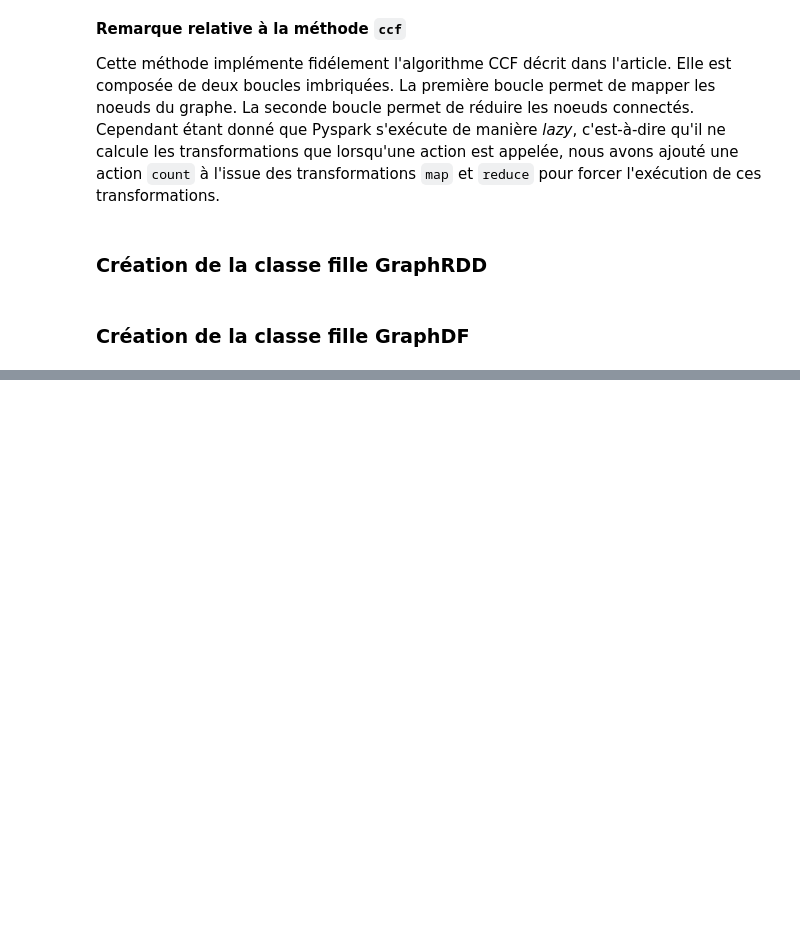
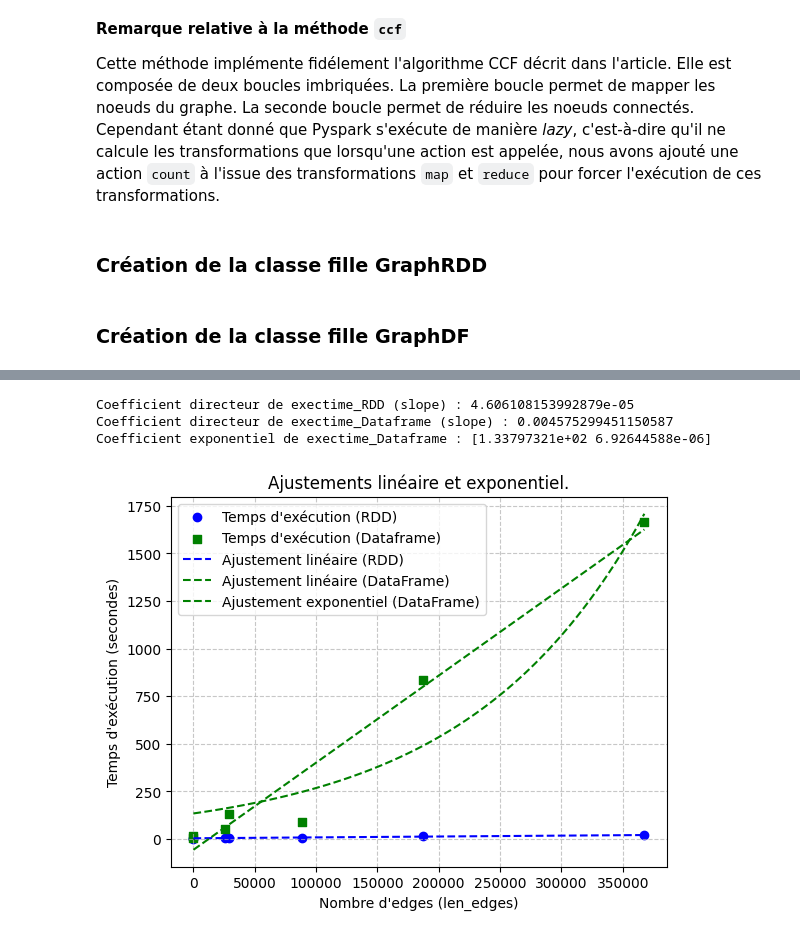
Before and after one commit to auduvignac/CCF_MapReduce, a Jupyter notebook: CCF.ipynb, the cells around one changed output, grey strips where cells are left out. Drawn from its saved outputs; the diff is of its cells as text; code cells hidden in the pictures; blank space fills up the shorter version.

```diff
--- a/CCF.ipynb
+++ b/CCF.ipynb
@@ -407,0 +548,50 @@ Temps d'exécution CCF sur RDD: 19.346496 secondes
+# %%
+# Calcul du coefficient directeur (exectime_RDD, ajustement linéaire)
+coeffs_linear_RDD = np.polyfit(len_edges, exectime_RDD, 1)
+slope_RDD = coeffs_linear_RDD[0]
+print(f"Coefficient directeur de exectime_RDD (slope) : {slope_RDD}")
+
+
+# Calcul du coefficient directeur (exectime_Dataframe, ajustement linéaire)
+coeffs_linear_Dataframe = np.polyfit(len_edges, exectime_Dataframe, 1)
+slope_Dataframe = coeffs_linear_Dataframe[0]
+print(f"Coefficient directeur de exectime_Dataframe (slope) : {slope_Dataframe}")
+
+# Définir la fonction
+def exponential_func(x, a, b):
+    return a * np.exp(b * x)
+
+
+# Calcul du coefficient exponentiel (exectime_Dataframe, ajustement exponentiel)
+# p0 est la liste pour l'estimation pour a et b comme valeurs intiales.
+# En l'occurrence pour une liste vide a =
+params, _ = curve_fit(exponential_func, len_edges, exectime_Dataframe, p0=[exectime_Dataframe[0], 0.00001])
+exponential_coefficient = params[:]
+print(f"Coefficient exponentiel de exectime_Dataframe : {exponential_coefficient}")
+
+# Points originaux
+plt.scatter(len_edges, exectime_RDD, label="Temps d'exécution (RDD)", marker='o', color='blue')
+plt.scatter(len_edges, exectime_Dataframe, label="Temps d'exécution (Dataframe)", marker='s', color='green')
+
+# Ajustements
+x_fit = np.linspace(builtins.min(len_edges), builtins.max(len_edges), 100)
+y_fit_linear_RDD = coeffs_linear_RDD[0] * x_fit + coeffs_linear_RDD[1]
+y_fit_linear_Dataframe = coeffs_linear_Dataframe[0] * x_fit + coeffs_linear_Dataframe[1]
+y_fit_exponential = exponential_func(x_fit, *params)
+
+plt.plot(x_fit, y_fit_linear_RDD, label="Ajustement linéaire (RDD)", color='blue', linestyle='--')
+plt.plot(x_fit, y_fit_linear_Dataframe, label="Ajustement linéaire (DataFrame)", color='green', linestyle='--')
+plt.plot(x_fit, y_fit_exponential, label="Ajustement exponentiel (DataFrame)", color='green', linestyle='--')
+
+# Ajouter des titres et légendes
+plt.title("Ajustements linéaire et exponentiel.")
+plt.xlabel("Nombre d'edges (len_edges)")
+plt.ylabel("Temps d'exécution (secondes)")
+plt.legend()
+plt.grid(True, linestyle='--', alpha=0.7)
+plt.show()
+# %% [output]
+Coefficient directeur de exectime_RDD (slope) : 4.606108153992879e-05
+Coefficient directeur de exectime_Dataframe (slope) : 0.004575299451150587
+Coefficient exponentiel de exectime_Dataframe : [1.33797321e+02 6.92644588e-06]
+[figure, added]
```
Also changed, not shown: parts of 11 cells of this notebook.
